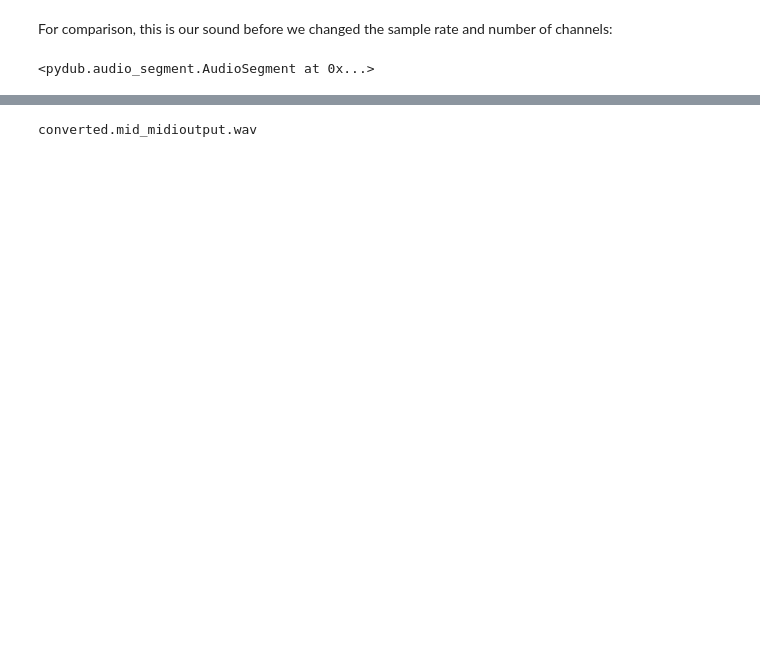
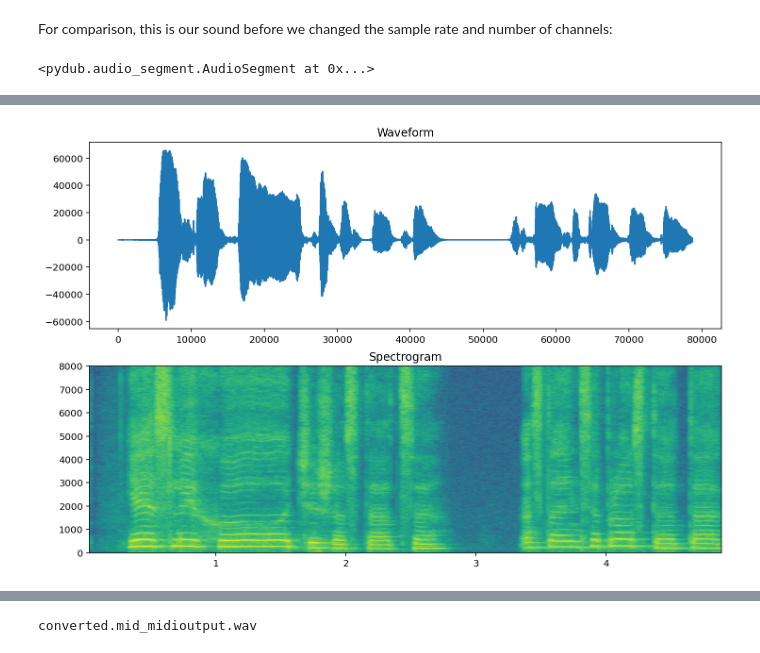
Before and after one commit to Coyote-Schmoyote/pitch-recognition, a Jupyter notebook: pitch_recognition.ipynb, the cells around one changed output, grey strips where cells are left out. Saved outputs shown, nothing was run; the diff lists cells and outputs as text; code cells hidden in the pictures; blank space fills up the shorter version.

```diff
--- a/pitch_recognition.ipynb
+++ b/pitch_recognition.ipynb
@@ -247,0 +256,8 @@ ax.plot(signal)
+# %%
+fig, axs = plt.subplots(2, figsize=(12, 8))
+axs[0].plot(audio_samples)
+axs[0].set_title("Waveform")
+axs[1].specgram(audio_samples, NFFT=1024, Fs=sample_rate, noverlap=900)
+axs[1].set_title("Spectrogram");
+# %% [output]
+[figure, added]
```
Also changed, not shown: parts of 41 cells of this notebook.
